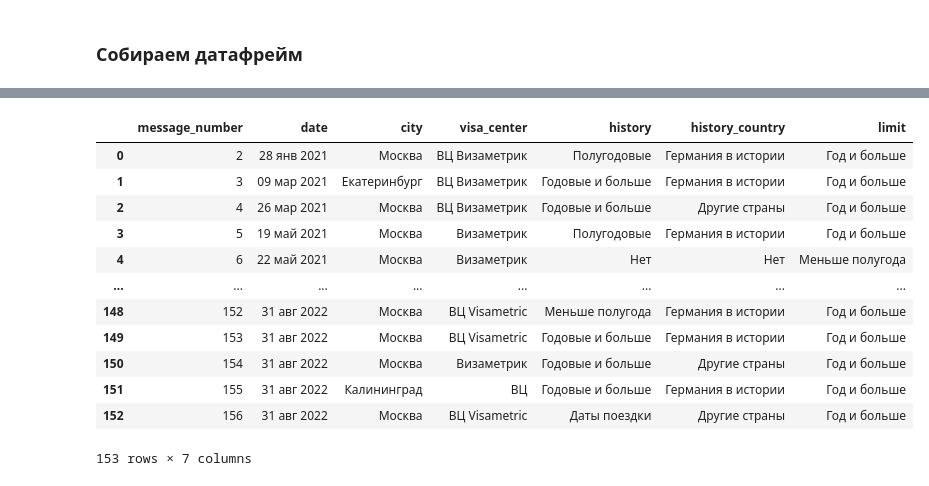
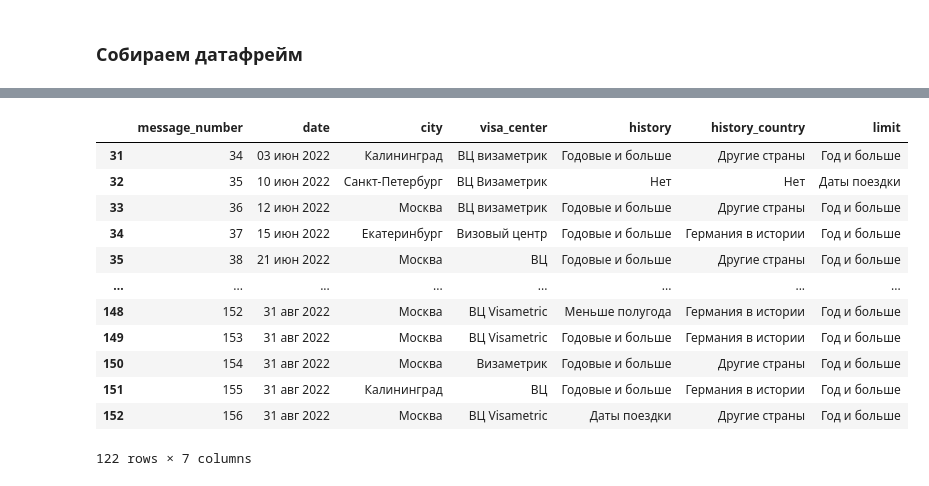
Before and after one commit to MustDie-green/AWD-forum-visa-parsing, a Jupyter notebook: visa_parsing.ipynb, the cells around one changed output, grey strips where cells are left out. Saved outputs shown, nothing was run; the diff lists cells and outputs as text; code cells hidden in the pictures.

```diff
--- a/visa_parsing.ipynb
+++ b/visa_parsing.ipynb
@@ -328,17 +251,23 @@ df
 # %%
 df = pd.read_csv('done_data.csv')
+df = (
+    df >>
+    mask((X.date.str.contains('2022')) & (X.date.str.contains('июн') |
+                                          X.date.str.contains('июл') |
+                                          X.date.str.contains('авг') ))
+)
 df
 # %% [output]
 |  | message_number | date | city | visa_center | history | history_country | limit |
-| 0 | 2 | 28 янв 2021 | Москва | ВЦ Визаметрик | Полугодовые | Германия в истории | Год и больше |
-| 1 | 3 | 09 мар 2021 | Екатеринбург | ВЦ Визаметрик | Годовые и больше | Германия в истории | Год и больше |
-| 2 | 4 | 26 мар 2021 | Москва | ВЦ Визаметрик | Годовые и больше | Другие страны | Год и больше |
-| 3 | 5 | 19 май 2021 | Москва | Визаметрик | Полугодовые | Германия в истории | Год и больше |
-| 4 | 6 | 22 май 2021 | Москва | Визаметрик | Нет | Нет | Меньше полугода |
+| 31 | 34 | 03 июн 2022 | Калининград | ВЦ визаметрик | Годовые и больше | Другие страны | Год и больше |
+| 32 | 35 | 10 июн 2022 | Санкт-Петербург | ВЦ Визаметрик | Нет | Нет | Даты поездки |
+| 33 | 36 | 12 июн 2022 | Москва | ВЦ визаметрик | Годовые и больше | Другие страны | Год и больше |
+| 34 | 37 | 15 июн 2022 | Екатеринбург | Визовый центр | Годовые и больше | Германия в истории | Год и больше |
+| 35 | 38 | 21 июн 2022 | Москва | ВЦ | Годовые и больше | Другие страны | Год и больше |
 | ... | ... | ... | ... | ... | ... | ... | ... |
 | 148 | 152 | 31 авг 2022 | Москва | ВЦ Visametric | Меньше полугода | Германия в истории | Год и больше |
 | 149 | 153 | 31 авг 2022 | Москва | ВЦ Visametric | Годовые и больше | Германия в истории | Год и больше |
 | 150 | 154 | 31 авг 2022 | Москва | Визаметрик | Годовые и больше | Другие страны | Год и больше |
 | 151 | 155 | 31 авг 2022 | Калининград | ВЦ | Годовые и больше | Германия в истории | Год и больше |
 | 152 | 156 | 31 авг 2022 | Москва | ВЦ Visametric | Даты поездки | Другие страны | Год и больше |
-153 rows × 7 columns
+122 rows × 7 columns
```
Also changed, not shown: parts of 47 cells of this notebook.
